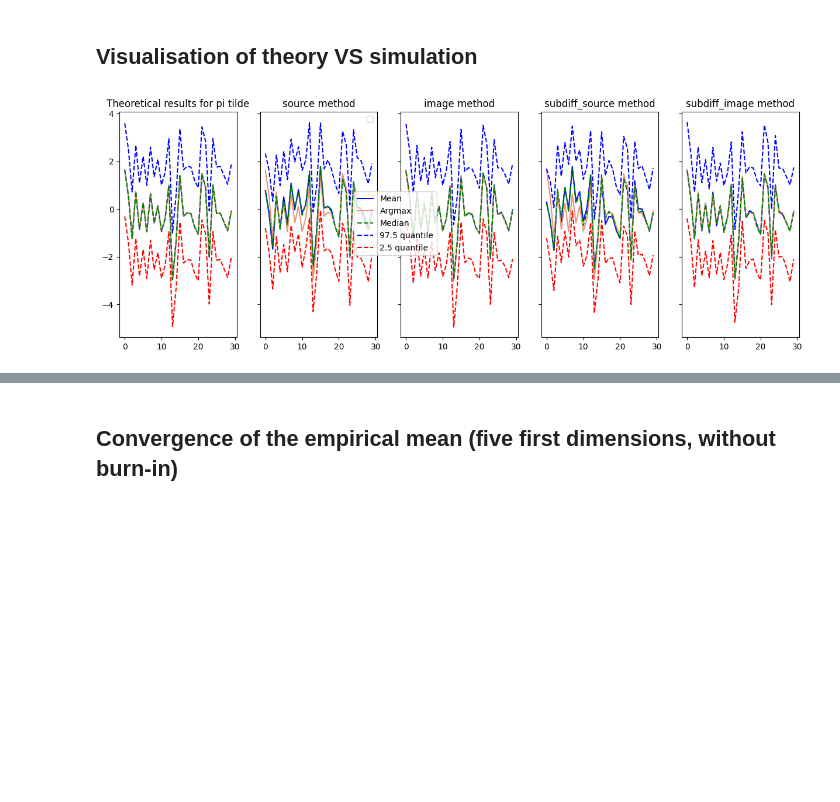
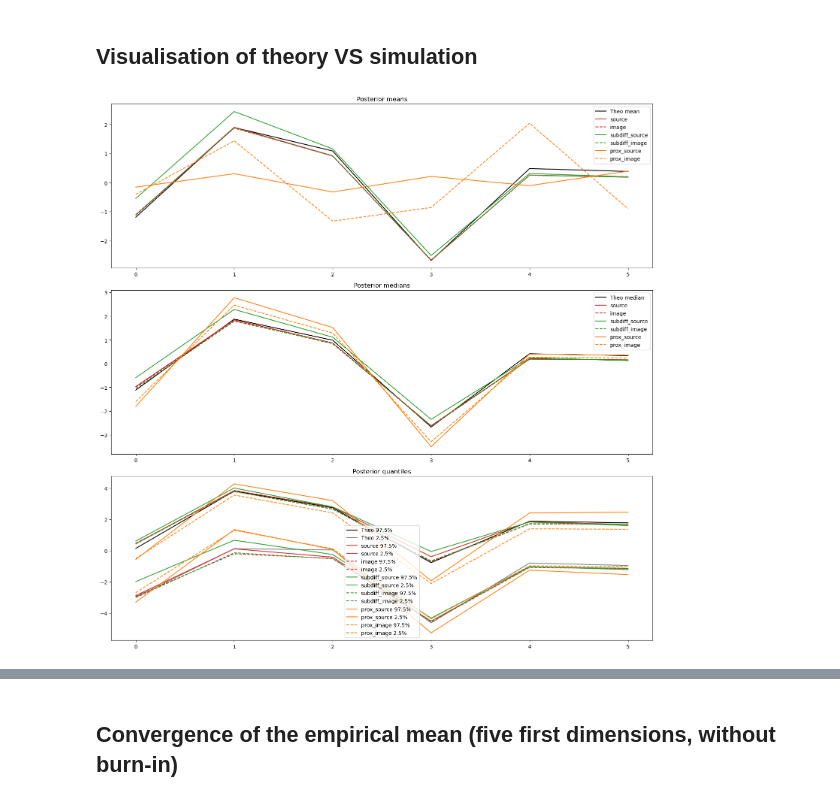
Before and after one commit to vetlerl/mcmc-epidemic, a Jupyter notebook: toy_example_graphics.ipynb, the cells around one changed output, grey strips where cells are left out. Cells and saved outputs as stored; diff of their text form; code cells hidden in the pictures; blank space fills up the shorter version.

Commit message:
Re-add wait-conv and added prox in the plots

```diff
--- a/toy_example_graphics.ipynb
+++ b/toy_example_graphics.ipynb
@@ -214,6 +215,8 @@ sim_theta1,sim_theta_tilde1,sim_accepts1,sim_gammas1, Mean1,end_source = Metropo
 sim_theta2,sim_theta_tilde2,sim_accepts2,sim_gammas2, Mean2,end_image = MetropolisHastings(T,Lambda, Y, a,b,1e5, "image")
 sim_theta3,sim_theta_tilde3,sim_accepts3,sim_gammas3, Mean3,end_subdiff_source = MetropolisHastings(T,Lambda, Y,a,b, 1e5, "subdiff_source")
 sim_theta4,sim_theta_tilde4,sim_accepts4,sim_gammas4, Mean4,end_subdiff_image = MetropolisHastings(T,Lambda, Y, a,b,1e5, "subdiff_image")
+sim_theta5,sim_theta_tilde5,sim_accepts5,sim_gammas5, Mean5,end_prox_source = MH_Prox_Source(T,Lambda, Y, a,b,1e5)
+sim_theta6,sim_theta_tilde6,sim_accepts6,sim_gammas6, Mean6,end_prox_image = MH_Prox_Image(T,Lambda, Y, a,b,1e5)
 t2=time.time()
 print(t2-t1)
 # %% [output]
@@ -253,87 +236,66 @@ quantiles_emp1 = Quantiles(sim_theta_tilde1, q,T)
 quantiles_emp2 = Quantiles(sim_theta_tilde2, q,T)
 quantiles_emp3 = Quantiles(sim_theta_tilde3, q,T)
 quantiles_emp4 = Quantiles(sim_theta_tilde4, q,T)
-quantiles_emp5 = Quantiles(theta_tab_prox_image_tilde, q,T)
+quantiles_emp5 = Quantiles(sim_theta_tilde5, q,T)
+quantiles_emp6 = Quantiles(sim_theta_tilde6, q,T)
 # %% [markdown]
 ## Visualisation of theory VS simulation
 # %%
-fig, axes = plt.subplots(nrows=1, ncols=5, figsize=(15, 5), sharey=True)
-#Plot of theoretical results
-axes[0].plot(mu_tilde,color="blue",label="Mean")
-axes[0].plot(x_tilde,color="darksalmon",label="Argmax")
-axes[0].plot(med,'g--',label="Median")
-axes[0].plot(q1,'b--',label="97.5 quantile")
-axes[0].plot(q2,'r--',label="2.5 quantile")
-axes[0].set_title("Theoretical results for pi tilde")
 
+# Mesures par méthode
+means = [D @ Mean1, D @ Mean2, D @ Mean3, D @ Mean4,D@Mean5,D@Mean6]
+medians = [quantiles_emp1[1], quantiles_emp2[1], quantiles_emp3[1], quantiles_emp4[1],quantiles_emp5[1],quantiles_emp6[1]]
+q_025 = [quantiles_emp1[0], quantiles_emp2[0], quantiles_emp3[0], quantiles_emp4[0],quantiles_emp5[0],quantiles_emp6[0]]
+q_975 = [quantiles_emp1[2], quantiles_emp2[2], quantiles_emp3[2], quantiles_emp4[2],quantiles_emp5[2],quantiles_emp6[2]]
 
-#Plot of empirical results with method source
-axes[1].plot(D@Mean1,color="blue")
-axes[1].plot(x_tilde,color="darksalmon")
-axes[1].plot(quantiles_emp1[1],'g--')
-axes[1].plot(quantiles_emp1[2],'b--')
-axes[1].plot(quantiles_emp1[0],'r--')
-axes[1].set_title("source method")
+method_labels = ["source", "image", "subdiff_source", "subdiff_image","prox_source","prox_image"]
+colors = ["tab:red", "tab:red", "tab:green", "tab:green","tab:orange","tab:orange"]
+linestyles = ["-", "--", "-", "--","-","--"]
+
+# 3 sous-plots : moyenne, médiane, quantiles
+fig, axes = plt.subplots(3, 1, figsize=(15, 15))
+
+# --- Moyennes
+axes[0].plot(mu_tilde, color="black", linestyle="-", label="Theo mean")
+for i, mean in enumerate(means):
+    axes[0].plot(mean, label=method_labels[i], color=colors[i],linestyle=linestyles[i])
+axes[0].set_title("Posterior means")
+axes[0].legend()
+
+# --- Médianes
+axes[1].plot(med, color="black", linestyle="-", label="Theo median")
+for i, median in enumerate(medians):
+    axes[1].plot(median, label=method_labels[i], color=colors[i], linestyle=linestyles[i])
+axes[1].set_title("Posterior medians")
 axes[1].legend()
 
+# --- Quantiles
+axes[2].plot(q1, 'k-', label="Theo 97.5%")
+axes[2].plot(q2, 'gray', linestyle="-", label="Theo 2.5%")
+for i in range(len(method_labels)):
+    axes[2].plot(q_975[i], color=colors[i], linestyle=linestyles[i], label=f"{method_labels[i]} 97.5%")
+    axes[2].plot(q_025[i], color=colors[i], linestyle=linestyles[i], label=f"{method_labels[i]} 2.5%")
+axes[2].set_title("Posterior quantiles")
+axes[2].legend()
 
-#Plot of empirical results with method image
-axes[2].plot(D@Mean2,color="blue")
-axes[2].plot(x_tilde,color="darksalmon")
-axes[2].plot(quantiles_emp2[1],'g--')
-axes[2].plot(quantiles_emp2[2],'b--')
-axes[2].plot(quantiles_emp2[0],'r--')
-axes[2].set_title("image method")
-
-#Plot of empirical results with method subdiff_source
-axes[3].plot(D@Mean3,color="blue")
-axes[3].plot(x_tilde,color="darksalmon")
-axes[3].plot(quantiles_emp3[1],'g--')
-axes[3].plot(quantiles_emp3[2],'b--')
-axes[3].plot(quantiles_emp3[0],'r--')
-axes[3].set_title("subdiff_source method")
-
-#Plot of empirical results with method subdiff_image
-axes[4].plot(D@Mean4,color="blue")
-axes[4].plot(x_tilde,color="darksalmon")
-axes[4].plot(quantiles_emp4[1],'g--')
-axes[4].plot(quantiles_emp4[2],'b--')
-axes[4].plot(quantiles_emp4[0],'r--')
-axes[4].set_title("subdiff_image method")
-# Shrink current axis by 20%
-box0,box1 = axes[0].get_position(),axes[1].get_position()
-#axes[0].set_position([box0.x0, box0.y0, box0.width * 0.8, box0.height])
-#axes[1].set_position([box1.x0*0.8, box1.y0, box1.width * 0.8, box1.height])
-fig.legend(loc=(0.8*box1.x0+box1.width,box1.height/2))
+plt.tight_layout()
 plt.show()
 
-"""
-quantile_quality_source = np.sum(abs(quantiles_emp1[0] - q2))/(np.sum(abs(q2))) + np.sum(abs(quantiles_emp1[1] - med))/np.sum(abs(med)) + np.sum(abs(quantiles_emp1[2] - q1))/np.sum(abs(q1))
-quantile_quality_image = np.sum(abs(quantiles_emp2[0] - q2))/np.sum(abs(q2)) + np.sum(abs(quantiles_emp2[1] - med))/np.sum(abs(med)) + np.sum(abs(quantiles_emp2[2] - q1))/np.sum(abs(q1))
-quantile_quality_subdiff_source = np.sum(abs(quantiles_emp3[0] - q2))/np.sum(abs(q2)) + np.sum(abs(quantiles_emp3[1] - med))/np.sum(abs(med)) + np.sum(abs(quantiles_emp3[2] - q1))/np.sum(abs(q1))
-quantile_quality_subdiff_image = np.sum(abs(quantiles_emp4[0] - q2))/np.sum(abs(q2)) + np.sum(abs(quantiles_emp4[1] - med))/np.sum(abs(med)) + np.sum(abs(quantiles_emp4[2] - q1))/np.sum(abs(q1))
-quantile_quality_prox_image = np.sum(abs(quantiles_emp5[0] - q2))/np.sum(abs(q2)) + np.sum(abs(quantiles_emp5[1] - med))/np.sum(abs(med)) + np.sum(abs(quantiles_emp5[2] - q1))/np.sum(abs(q1))
-"""
 
 quantile_quality_source = np.sum(abs(quantiles_emp1[0] - q2))/(np.sum(abs(q2)))  + np.sum(abs(quantiles_emp1[2] - q1))/np.sum(abs(q1))
 quantile_quality_image = np.sum(abs(quantiles_emp2[0] - q2))/np.sum(abs(q2))  + np.sum(abs(quantiles_emp2[2] - q1))/np.sum(abs(q1))
 quantile_quality_subdiff_source = np.sum(abs(quantiles_emp3[0] - q2))/np.sum(abs(q2))  + np.sum(abs(quantiles_emp3[2] - q1))/np.sum(abs(q1))
 quantile_quality_subdiff_image = np.sum(abs(quantiles_emp4[0] - q2))/np.sum(abs(q2)) + np.sum(abs(quantiles_emp4[2] - q1))/np.sum(abs(q1))
-quantile_quality_prox_image = np.sum(abs(quantiles_emp5[0] - q2))/np.sum(abs(q2))  + np.sum(abs(quantiles_emp5[2] - q1))/np.sum(abs(q1))
+quantile_quality_prox_source = np.sum(abs(quantiles_emp5[0] - q2))/np.sum(abs(q2))  + np.sum(abs(quantiles_emp5[2] - q1))/np.sum(abs(q1))
+quantile_quality_prox_image = np.sum(abs(quantiles_emp6[0] - q2))/np.sum(abs(q2))  + np.sum(abs(quantiles_emp6[2] - q1))/np.sum(abs(q1))
 
 print("Qualité d'estimations des quantiles : ")
 
 print("Source : ", quantile_quality_source)
 print("Image : ", quantile_quality_image)
 print("Source Subdiff : ", quantile_quality_subdiff_source)
 print("Image Subdiff : ", quantile_quality_subdiff_image)
 print("Prox Image : ", quantile_quality_prox_image)
-
-plt.figure()
-plt.plot(quantiles_emp5[0])
-plt.plot(quantiles_emp5[1])
-plt.plot(quantiles_emp5[2])
-plt.grid()
 # %% [output]
-[figure, old version]
+[figure, new version]
 Qualité d'estimations des quantiles :
```
Also changed, not shown: parts of 13 cells of this notebook, 3 other files.
